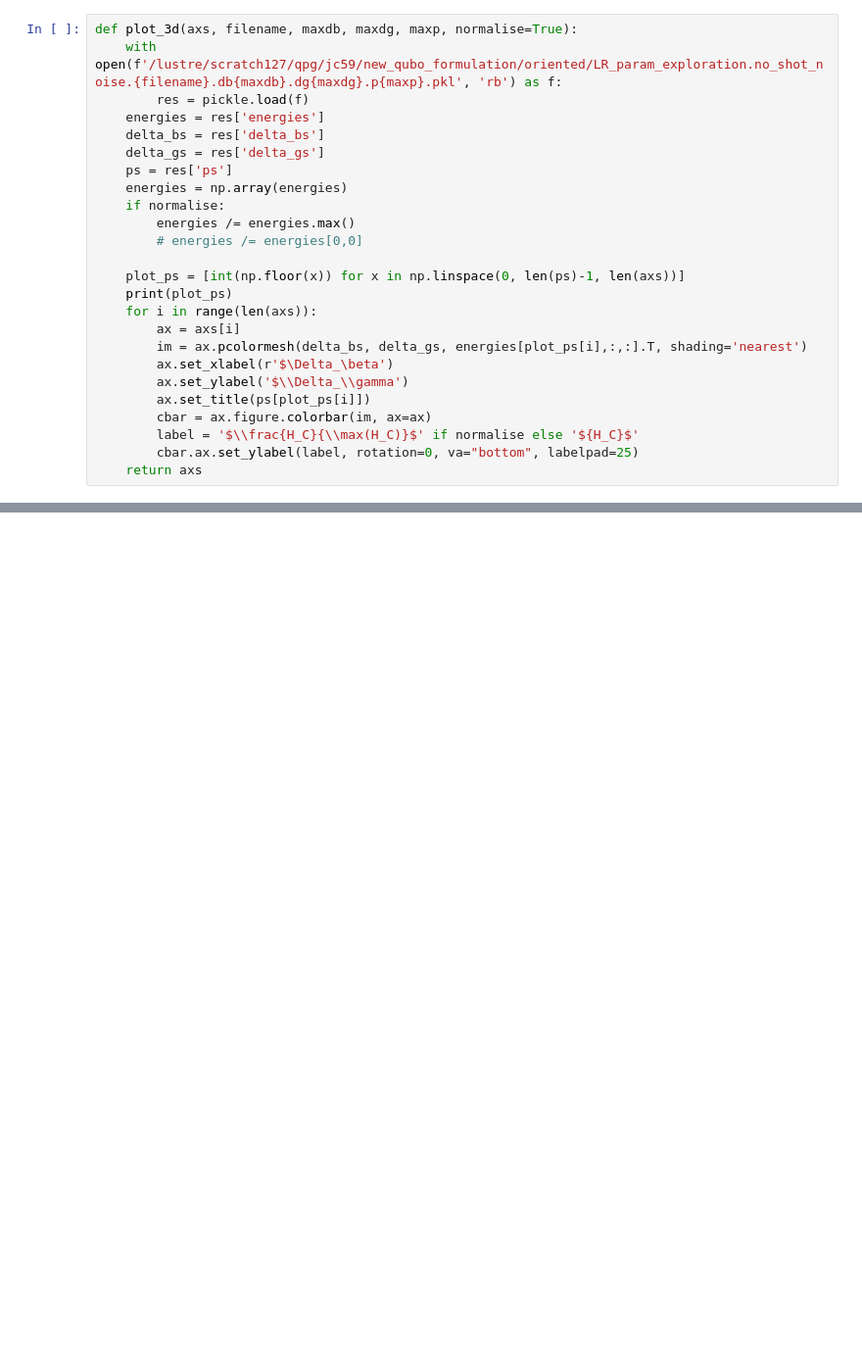
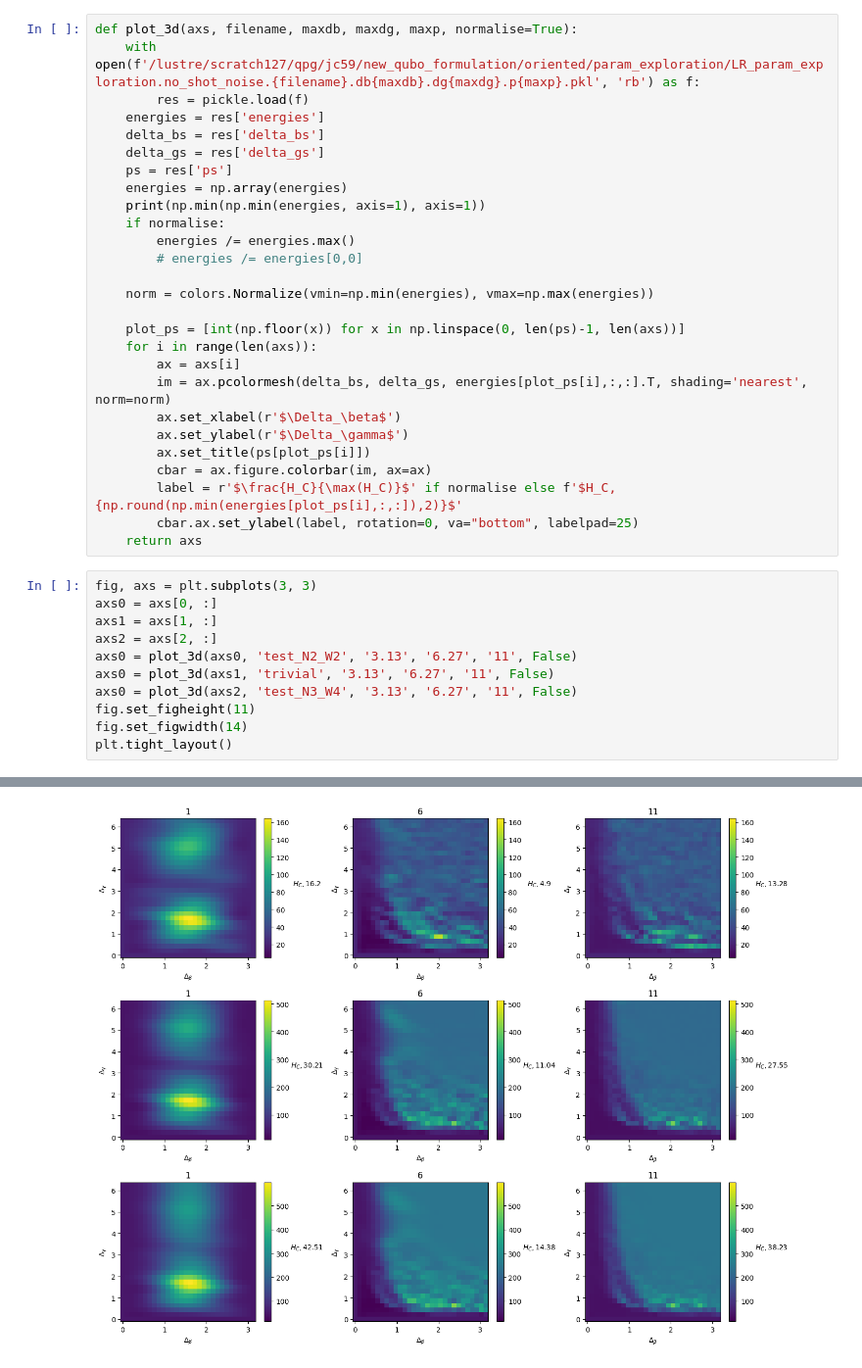
Before and after one commit to JoshCudby/quantum_pangenomics, a Jupyter notebook: new_qubo_formulation/qubo_qaoa/nonvariational/plot_param_exploration.ipynb, the cells around one changed output, grey strips where cells are left out. Shown at 98% size. Drawn from its saved outputs; the diff is of its cells as text; blank space fills up the shorter version.

```diff
--- a/new_qubo_formulation/qubo_qaoa/nonvariational/plot_param_exploration.ipynb
+++ b/new_qubo_formulation/qubo_qaoa/nonvariational/plot_param_exploration.ipynb
@@ -30,25 +35,39 @@ fig.set_figwidth(18)
 # %%
 def plot_3d(axs, filename, maxdb, maxdg, maxp, normalise=True):
-    with open(f'/lustre/scratch127/qpg/jc59/new_qubo_formulation/oriented/LR_param_exploration.no_shot_noise.{filename}.db{maxdb}.dg{maxdg}.p{maxp}.pkl', 'rb') as f:
+    with open(f'/lustre/scratch127/qpg/jc59/new_qubo_formulation/oriented/param_exploration/LR_param_exploration.no_shot_noise.{filename}.db{maxdb}.dg{maxdg}.p{maxp}.pkl', 'rb') as f:
         res = pickle.load(f)
     energies = res['energies']
     delta_bs = res['delta_bs']
     delta_gs = res['delta_gs']
     ps = res['ps']
     energies = np.array(energies)
+    print(np.min(np.min(energies, axis=1), axis=1))
     if normalise:
         energies /= energies.max()
         # energies /= energies[0,0]
 
+    norm = colors.Normalize(vmin=np.min(energies), vmax=np.max(energies))
+
     plot_ps = [int(np.floor(x)) for x in np.linspace(0, len(ps)-1, len(axs))]
-    print(plot_ps)
     for i in range(len(axs)):
         ax = axs[i]
-        im = ax.pcolormesh(delta_bs, delta_gs, energies[plot_ps[i],:,:].T, shading='nearest')
-        ax.set_xlabel(r'$\Delta_\beta')
-        ax.set_ylabel('$\\Delta_\\gamma')
+        im = ax.pcolormesh(delta_bs, delta_gs, energies[plot_ps[i],:,:].T, shading='nearest', norm=norm)
+        ax.set_xlabel(r'$\Delta_\beta$')
+        ax.set_ylabel(r'$\Delta_\gamma$')
         ax.set_title(ps[plot_ps[i]])
         cbar = ax.figure.colorbar(im, ax=ax)
-        label = '$\\frac{H_C}{\\max(H_C)}$' if normalise else '${H_C}$'
+        label = r'$\frac{H_C}{\max(H_C)}$' if normalise else f'$H_C, {np.round(np.min(energies[plot_ps[i],:,:]),2)}$'
         cbar.ax.set_ylabel(label, rotation=0, va="bottom", labelpad=25)
     return axs
+# %%
+fig, axs = plt.subplots(3, 3)
+axs0 = axs[0, :]
+axs1 = axs[1, :]
+axs2 = axs[2, :]
+axs0 = plot_3d(axs0, 'test_N2_W2', '3.13', '6.27', '11', False)
+axs0 = plot_3d(axs1, 'trivial', '3.13', '6.27', '11', False)
+axs0 = plot_3d(axs2, 'test_N3_W4', '3.13', '6.27', '11', False)
+fig.set_figheight(11)
+fig.set_figwidth(14)
+plt.tight_layout()
+# %% [output]
@@ -54,0 +77 @@ def plot_3d(axs, filename, maxdb, maxdg, maxp, normalise=True):
+[figure, added]
```
Also changed, not shown: parts of 9 cells of this notebook, 5 other files.
